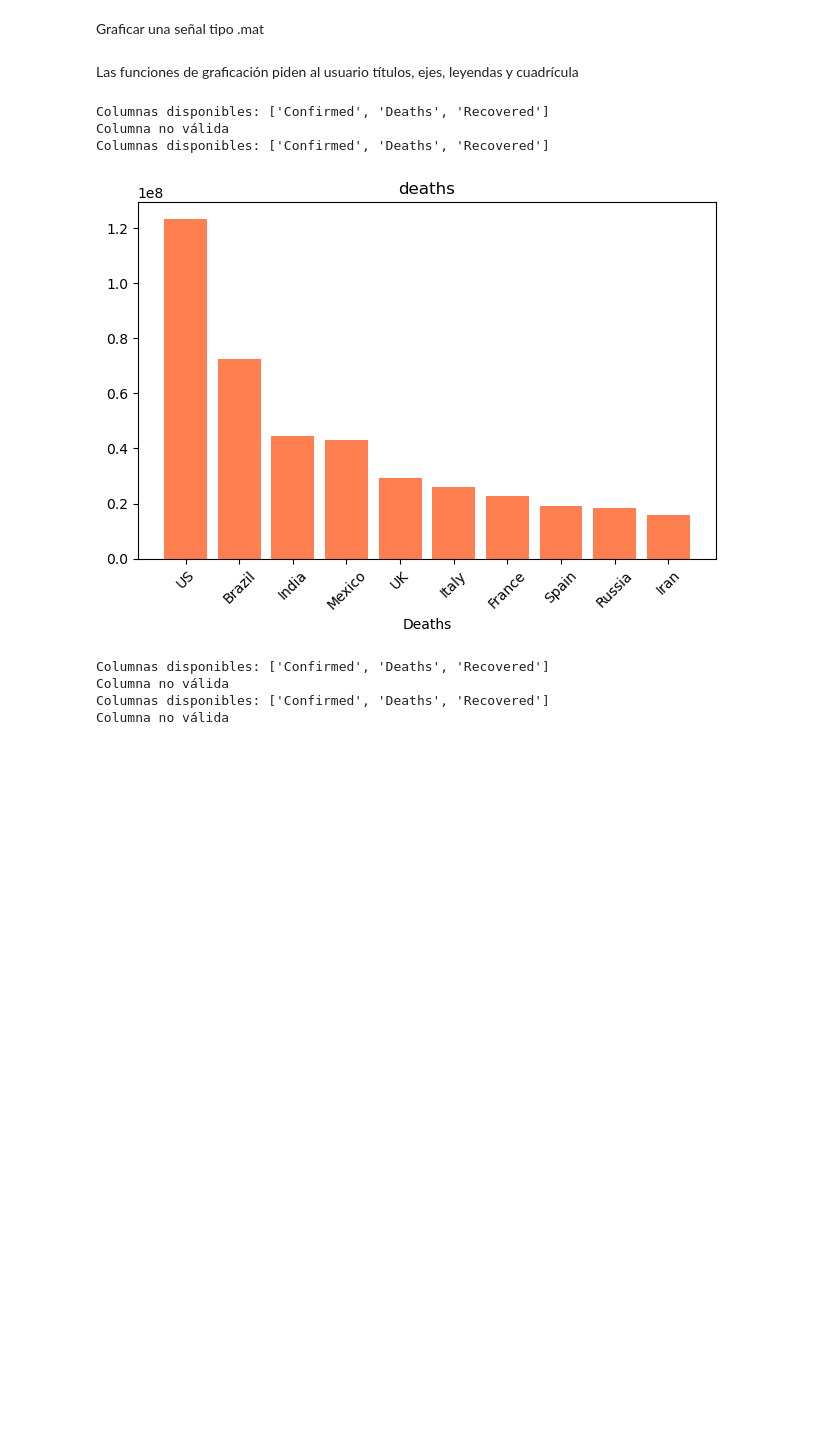
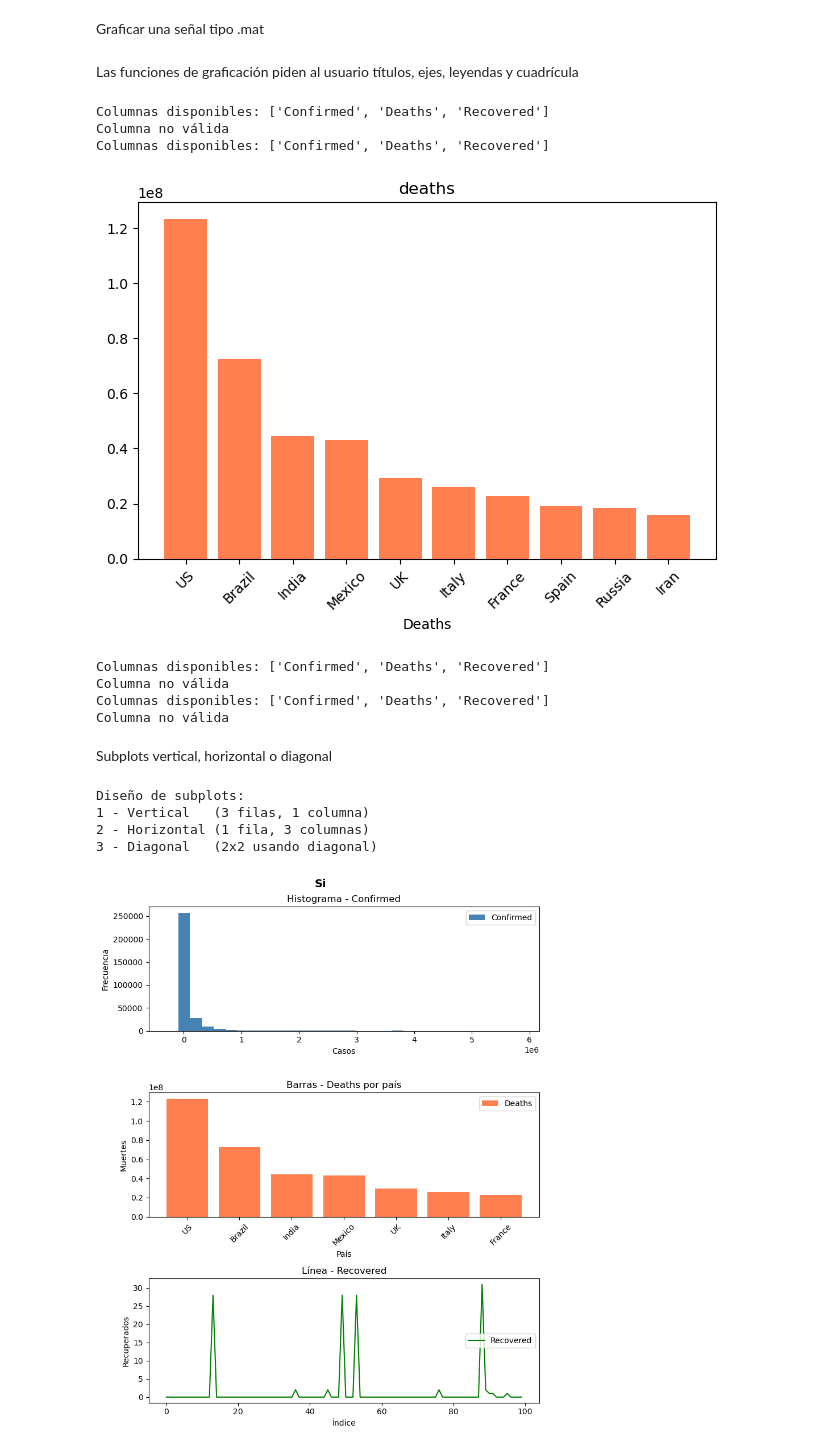
Before and after one commit to SamuelBustaM/Taller-prequiz-info2, a Jupyter notebook: Solucion.ipynb, the cells around one changed output. Drawn from its saved outputs; the diff is of its cells as text; code cells hidden in the pictures; blank space fills up the shorter version.

```diff
--- a/Solucion.ipynb
+++ b/Solucion.ipynb
@@ -366,3 +366,79 @@ Columnas disponibles: ['Confirmed', 'Deaths', 'Recovered']
 Columna no válida
 Columnas disponibles: ['Confirmed', 'Deaths', 'Recovered']
 Columna no válida
+# %% [markdown]
+Subplots vertical, horizontal o diagonal
+# %%
+import matplotlib.pyplot as plt
+import pandas as pd
+import numpy as np
+
+df_covid = pd.read_csv("covid_19_data.csv")
+columnas_numericas = ["Confirmed", "Deaths", "Recovered"]
+
+def graficar_subplots(df):
+    print("\nDiseño de subplots:")
+    print("1 - Vertical   (3 filas, 1 columna)")
+    print("2 - Horizontal (1 fila, 3 columnas)")
+    print("3 - Diagonal   (2x2 usando diagonal)")
+    diseno = input("Elige el diseño (1/2/3): ")
+
+    if diseno == '1':
+        fig, axes = plt.subplots(3, 1, figsize=(8, 10))
+    elif diseno == '2':
+        fig, axes = plt.subplots(1, 3, figsize=(15, 4))
+    elif diseno == '3':
+        fig, axes_2d = plt.subplots(2, 2, figsize=(10, 8))
+        axes = [axes_2d[0, 0], axes_2d[1, 1], axes_2d[0, 1]]
+        axes_2d[1, 0].set_visible(False)
+    else:
+        print("Opción no válida")
+        return
+
+    titulo_general = input("Título general: ")
+    leyenda   = input("Activar leyenda? (s/n): ") == 's'
+    cuadricula = input("Activar cuadrícula? (s/n): ") == 's'
+
+    axes[0].hist(df["Confirmed"], bins=30,
+                 color='steelblue', label='Confirmed')
+    axes[0].set_title("Histograma - Confirmed")
+    axes[0].set_xlabel("Casos")
+    axes[0].set_ylabel("Frecuencia")
+    if leyenda:
+        axes[0].legend()
+    if cuadricula:
+        axes[0].grid(True)
+
+    datos_barras = df.groupby("Country/Region")["Deaths"].sum().nlargest(7)
+    axes[1].bar(datos_barras.index, datos_barras.values,
+                color='coral', label='Deaths')
+    axes[1].set_title("Barras - Deaths por país")
+    axes[1].set_xlabel("País")
+    axes[1].set_ylabel("Muertes")
+    axes[1].tick_params(axis='x', rotation=45)
+    if leyenda:
+        axes[1].legend()
+    if cuadricula:
+        axes[1].grid(True)
+
+    axes[2].plot(df["Recovered"].head(100),
+                 color='green', label='Recovered')
+    axes[2].set_title("Línea - Recovered")
+    axes[2].set_xlabel("Índice")
+    axes[2].set_ylabel("Recuperados")
+    if leyenda:
+        axes[2].legend()
+    if cuadricula:
+        axes[2].grid(True)
+
+    fig.suptitle(titulo_general, fontsize=14, fontweight='bold')
+    plt.tight_layout()
+    plt.show()
+
+graficar_subplots(df_covid)
+# %% [output]
+Diseño de subplots:
+1 - Vertical   (3 filas, 1 columna)
+2 - Horizontal (1 fila, 3 columnas)
+3 - Diagonal   (2x2 usando diagonal)
+[figure, added]
```
